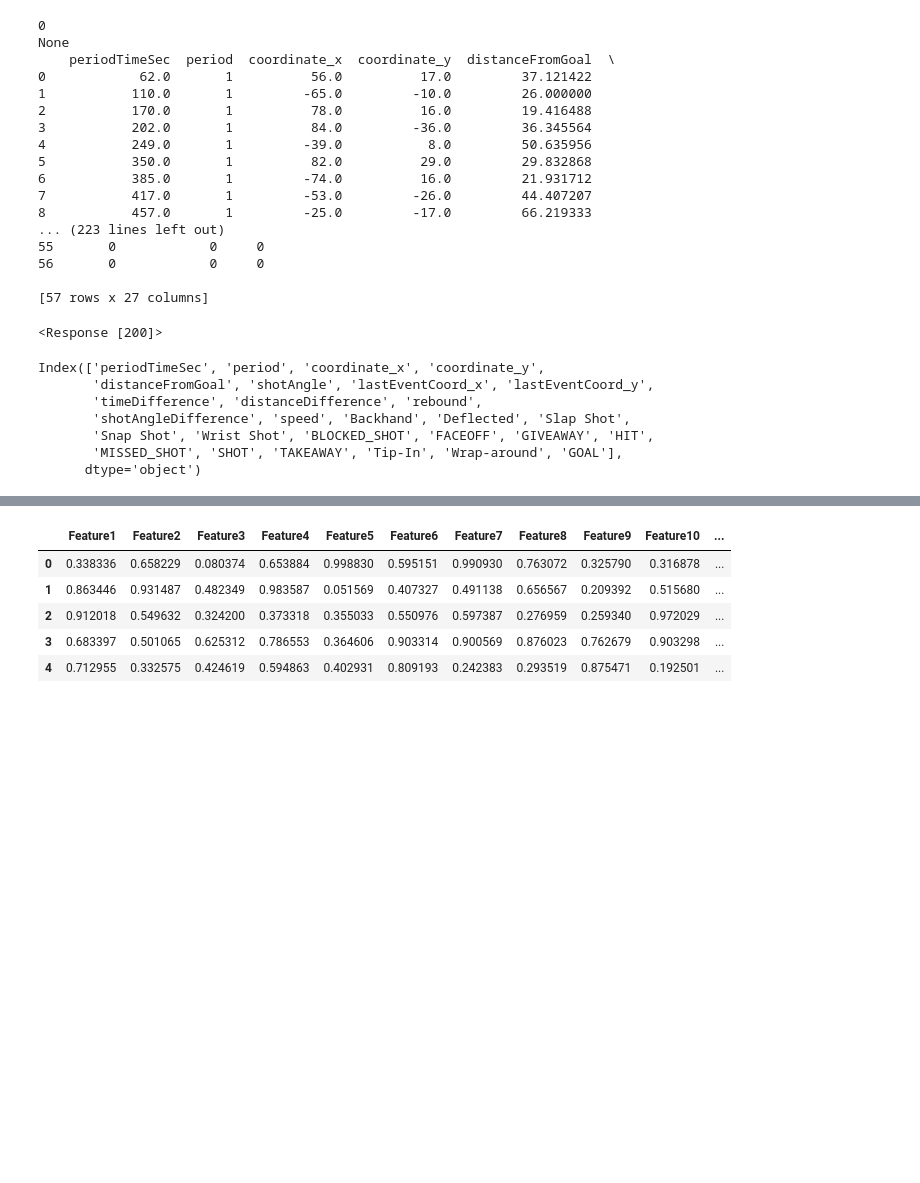
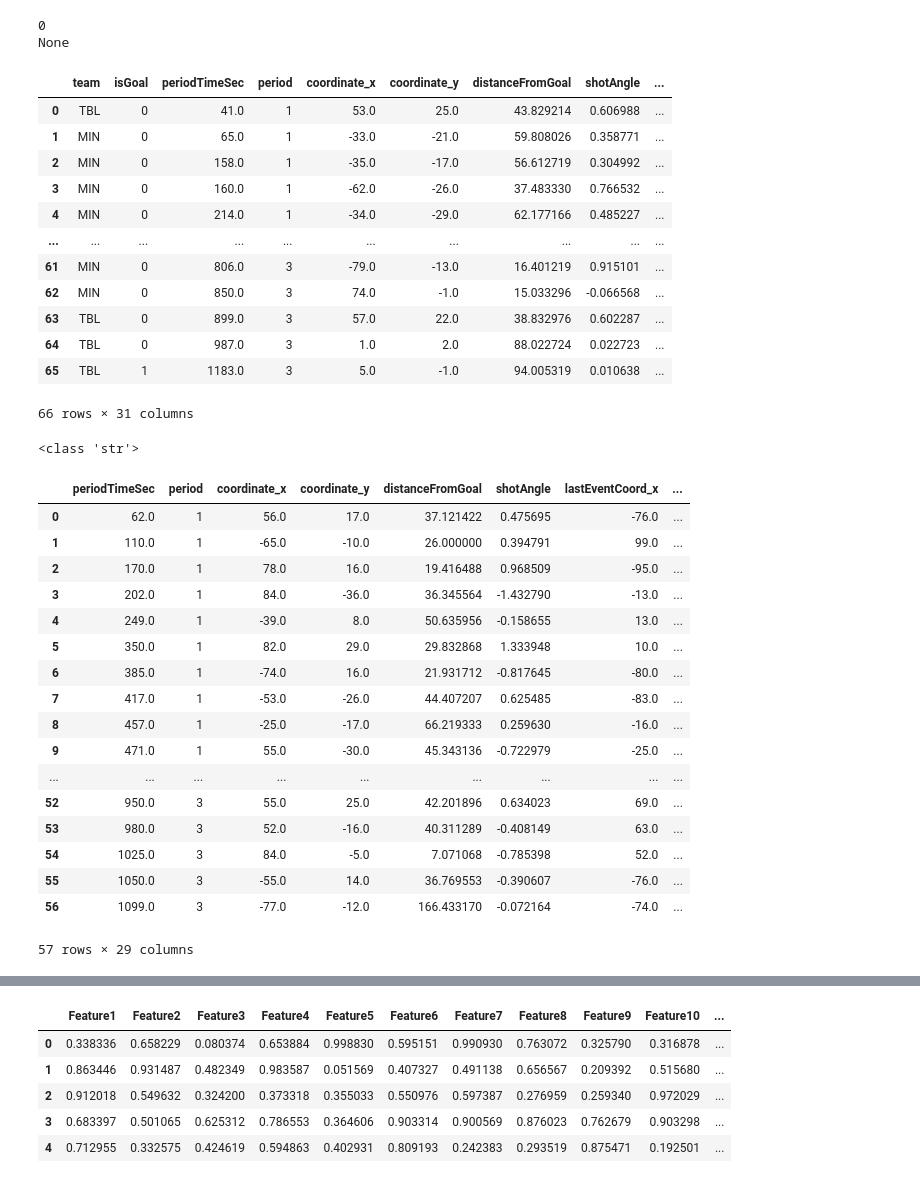
Before and after one commit to Hazot/Hockey-Score-Prediction-Tool, a Jupyter notebook: ift6758/ift6758/client/test_client.ipynb, the cells around one changed output, grey strips where cells are left out. Drawn from its saved outputs; the diff is of its cells as text; code cells hidden in the pictures; blank space fills up the shorter version.

```diff
--- a/ift6758/ift6758/client/test_client.ipynb
+++ b/ift6758/ift6758/client/test_client.ipynb
@@ -11,19 +11,19 @@ from pathlib import Path
 Game_client = GameClient()
 Serving_client = ServingClient()
 workspace = "ift-6758-projet-quipe-13"
-model = 'xgboost-best-select-features'
+model = 'xgboost-base-all-features'
 version = '1.0.0'
 
 print(Game_client.gameId)
 print(Game_client.game_ended)
-game_id = 2021020329 # int or str ??
+game_id = 2021020331 # int or str ??
 df = Game_client.process_query(game_id, model_name=model) # model_name="..."
-print(df)
+df
 
 
 
-out = Serving_client.download_registry_model(workspace, model, version)
-out
+# out = Serving_client.download_registry_model(workspace, model, version)
+
 
 
 # pred = Serving_client.predict(df)
@@ -40,29 +40,46 @@ out
 # %% [output]
 0
 None
-    periodTimeSec  period  coordinate_x  coordinate_y  distanceFromGoal  \
-0            62.0       1          56.0          17.0         37.121422
-1           110.0       1         -65.0         -10.0         26.000000
-2           170.0       1          78.0          16.0         19.416488
-3           202.0       1          84.0         -36.0         36.345564
-4           249.0       1         -39.0           8.0         50.635956
-5           350.0       1          82.0          29.0         29.832868
-6           385.0       1         -74.0          16.0         21.931712
-7           417.0       1         -53.0         -26.0         44.407207
-8           457.0       1         -25.0         -17.0         66.219333
-... (223 lines left out)
-55       0            0     0
-56       0            0     0
-
-[57 rows x 27 columns]
+|  | team | isGoal | periodTimeSec | period | coordinate_x | coordinate_y | distanceFromGoal | shotAngle | ... |
+| 0 | TBL | 0 | 41.0 | 1 | 53.0 | 25.0 | 43.829214 | 0.606988 | ... |
+| 1 | MIN | 0 | 65.0 | 1 | -33.0 | -21.0 | 59.808026 | 0.358771 | ... |
+| 2 | MIN | 0 | 158.0 | 1 | -35.0 | -17.0 | 56.612719 | 0.304992 | ... |
+| 3 | MIN | 0 | 160.0 | 1 | -62.0 | -26.0 | 37.483330 | 0.766532 | ... |
+| 4 | MIN | 0 | 214.0 | 1 | -34.0 | -29.0 | 62.177166 | 0.485227 | ... |
+| ... | ... | ... | ... | ... | ... | ... | ... | ... | ... |
+| 61 | MIN | 0 | 806.0 | 3 | -79.0 | -13.0 | 16.401219 | 0.915101 | ... |
+| 62 | MIN | 0 | 850.0 | 3 | 74.0 | -1.0 | 15.033296 | -0.066568 | ... |
+| 63 | TBL | 0 | 899.0 | 3 | 57.0 | 22.0 | 38.832976 | 0.602287 | ... |
+| 64 | TBL | 0 | 987.0 | 3 | 1.0 | 2.0 | 88.022724 | 0.022723 | ... |
+| 65 | TBL | 1 | 1183.0 | 3 | 5.0 | -1.0 | 94.005319 | 0.010638 | ... |
-<Response [200]>
+66 rows × 31 columns
-# %%
-df.columns
-# %% [output]
-Index(['periodTimeSec', 'period', 'coordinate_x', 'coordinate_y',
-       'distanceFromGoal', 'shotAngle', 'lastEventCoord_x', 'lastEventCoord_y',
-       'timeDifference', 'distanceDifference', 'rebound',
-       'shotAngleDifference', 'speed', 'Backhand', 'Deflected', 'Slap Shot',
-       'Snap Shot', 'Wrist Shot', 'BLOCKED_SHOT', 'FACEOFF', 'GIVEAWAY', 'HIT',
-       'MISSED_SHOT', 'SHOT', 'TAKEAWAY', 'Tip-In', 'Wrap-around', 'GOAL'],
-      dtype='object')
+# %%
+teams = df['team'].unique()
+print(type(teams[0]))
+
+df['team'][]
+df.loc[df['team']==teams[0] , 'coordinate_x']
+# %% [output]
+<class 'str'>
+# %%
+dff = pd.DataFrame(df, columns=Serving_client.features)
+dff
+# %% [output]
+|  | periodTimeSec | period | coordinate_x | coordinate_y | distanceFromGoal | shotAngle | lastEventCoord_x | ... |
+| 0 | 62.0 | 1 | 56.0 | 17.0 | 37.121422 | 0.475695 | -76.0 | ... |
+| 1 | 110.0 | 1 | -65.0 | -10.0 | 26.000000 | 0.394791 | 99.0 | ... |
+| 2 | 170.0 | 1 | 78.0 | 16.0 | 19.416488 | 0.968509 | -95.0 | ... |
+| 3 | 202.0 | 1 | 84.0 | -36.0 | 36.345564 | -1.432790 | -13.0 | ... |
+| 4 | 249.0 | 1 | -39.0 | 8.0 | 50.635956 | -0.158655 | 13.0 | ... |
+| 5 | 350.0 | 1 | 82.0 | 29.0 | 29.832868 | 1.333948 | 10.0 | ... |
+| 6 | 385.0 | 1 | -74.0 | 16.0 | 21.931712 | -0.817645 | -80.0 | ... |
+| 7 | 417.0 | 1 | -53.0 | -26.0 | 44.407207 | 0.625485 | -83.0 | ... |
+| 8 | 457.0 | 1 | -25.0 | -17.0 | 66.219333 | 0.259630 | -16.0 | ... |
+| 9 | 471.0 | 1 | 55.0 | -30.0 | 45.343136 | -0.722979 | -25.0 | ... |
+| ... | ... | ... | ... | ... | ... | ... | ... | ... |
+| 52 | 950.0 | 3 | 55.0 | 25.0 | 42.201896 | 0.634023 | 69.0 | ... |
+| 53 | 980.0 | 3 | 52.0 | -16.0 | 40.311289 | -0.408149 | 63.0 | ... |
+| 54 | 1025.0 | 3 | 84.0 | -5.0 | 7.071068 | -0.785398 | 52.0 | ... |
+| 55 | 1050.0 | 3 | -55.0 | 14.0 | 36.769553 | -0.390607 | -76.0 | ... |
+| 56 | 1099.0 | 3 | -77.0 | -12.0 | 166.433170 | -0.072164 | -74.0 | ... |
+57 rows × 29 columns
```
Also changed, not shown: parts of 3 cells of this notebook, 1 other file.
